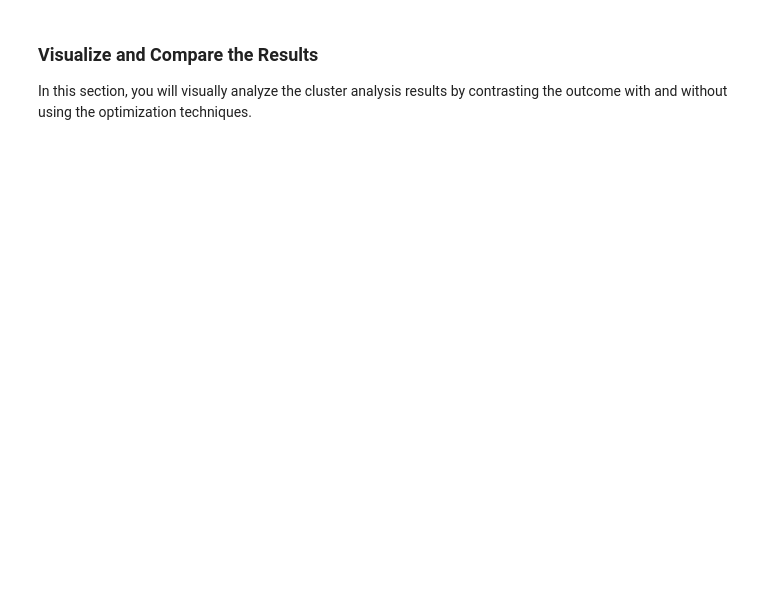
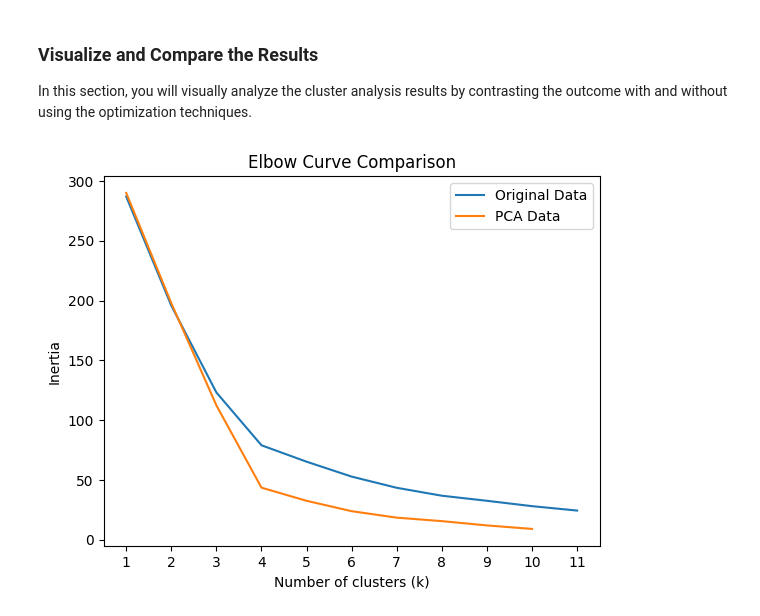
Before and after one commit to pietrostolf/CryptoClustering, a Jupyter notebook: Crypto_Clustering.ipynb, the cells around one changed output. Saved outputs shown, nothing was run; the diff lists cells and outputs as text; code cells hidden in the pictures; blank space fills up the shorter version.

```diff
--- a/Crypto_Clustering.ipynb
+++ b/Crypto_Clustering.ipynb
@@ -220,5 +220,6 @@ plt.show()
 # %%
 # Use the PCA model with `fit_transform` to reduce to
 # three principal components.
-
+market_pca = pca.fit_transform(df_normalized)
 # View the first five rows of the DataFrame.
+market_pca[:5]
@@ -311,0 +379,24 @@ In this section, you will visually analyze the cluster analysis results by contr
+# %%
+# Composite plot to contrast the Elbow curves
+# Create a figure and axis object
+fig, ax = plt.subplots()
+
+# Plot the Elbow curve for the original data
+ax.plot(df_elbow['k'], df_elbow['inertia'], label='Original Data')
+
+# Plot the Elbow curve for the PCA data
+ax.plot(df_elbow_pca['k'], df_elbow_pca['inertia'], label='PCA Data')
+
+# Set the labels and title
+ax.set_xlabel('Number of clusters (k)')
+ax.set_ylabel('Inertia')
+ax.set_title('Elbow Curve Comparison')
+ax.set_xticks(df_elbow['k'])
+
+# Add a legend
+ax.legend()
+
+# Display the plot
+plt.show()
+# %% [output]
+[figure, added]
```
Also changed, not shown: parts of 26 cells of this notebook.
